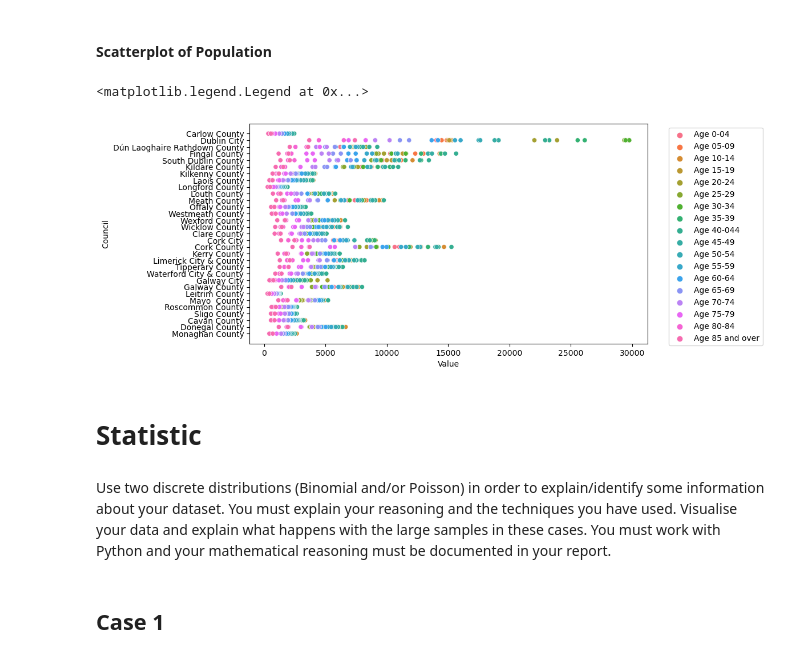
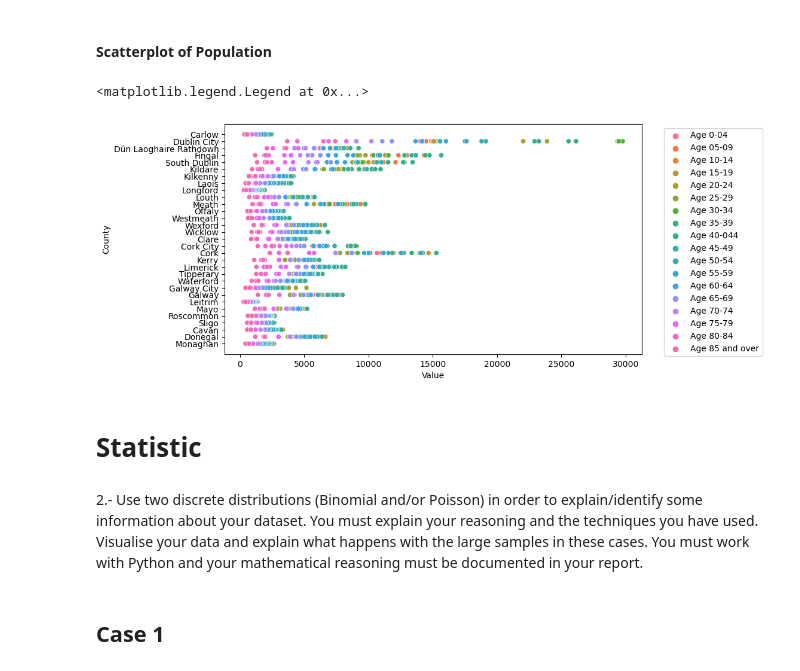
Before and after one commit to zeros2018/population_ireland, a Jupyter notebook: Population Project.ipynb, the cells around one changed output. Drawn from its saved outputs; the diff is of its cells as text; code cells hidden in the pictures.

```diff
--- a/Population Project.ipynb
+++ b/Population Project.ipynb
@@ -234,0 +518,6 @@ df_population['Council'] = df_population['Council'].str.replace(' Council', '')
+# %%
+df_population_2022['County'] = df_population_2022['County'].str.replace(' City & County', '')
+# %%
+ df_population_2022['County'] = df_population_2022['County'].str.replace(' County', '')
+# %%
+df_population_2022['County'] = df_population_2022['County'].str.replace('Mayo ', 'Mayo')
@@ -235,5 +638,8 @@ df_population['Council'] = df_population['Council'].str.replace(' Council', '')
 # %%
 # change the value of a feature because is better for showing some plots
+df_population_2022['Age'] = df_population_2022['Age'].str.replace('0-4', '0-04')
+df_population_2022['Age'] = df_population_2022['Age'].str.replace('5-9', '05-09')
+
 df_population['Age'] = df_population['Age'].str.replace('0-4', '0-04')
 df_population['Age'] = df_population['Age'].str.replace('5-9', '05-09')
 # %%
@@ -435,15 +833,15 @@ plt.show()
 #### Scatterplot of Population
 # %%
 plt.figure(figsize=(9,5))
-sns.scatterplot(data = df_population, x= "Value", y ="Council", hue="Age")
+sns.scatterplot(data = df_population_2022, x= "Value", y ="County", hue="Age")
 plt.legend(loc="upper right", bbox_to_anchor=(1.3,1))
 # %% [output]
 <matplotlib.legend.Legend at 0x...>
-[figure, old version]
+[figure, new version]
 # %% [markdown]
 # Statistic
 # %% [markdown]
-Use two discrete distributions (Binomial and/or Poisson) in order to explain/identify some information about your dataset. You must explain your reasoning and the techniques you have used. Visualise your data and explain what happens with the large samples in these cases. You must work with Python and your mathematical reasoning must be documented in your report.
+2.- Use two discrete distributions (Binomial and/or Poisson) in order to explain/identify some information about your dataset. You must explain your reasoning and the techniques you have used. Visualise your data and explain what happens with the large samples in these cases. You must work with Python and your mathematical reasoning must be documented in your report.
 # %% [markdown]
 ## Case 1
 # %% [markdown]
```
Also changed, not shown: parts of 93 cells of this notebook, 6 other files.
